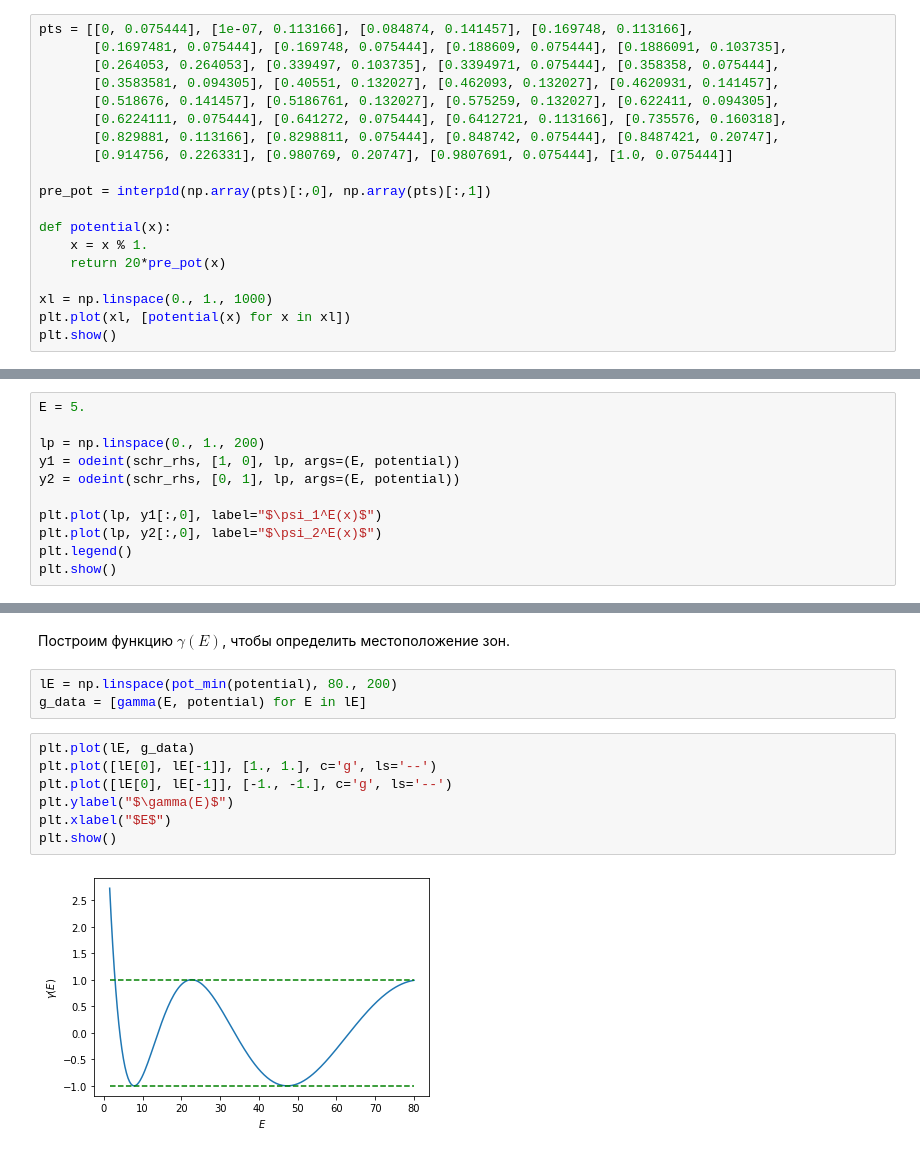
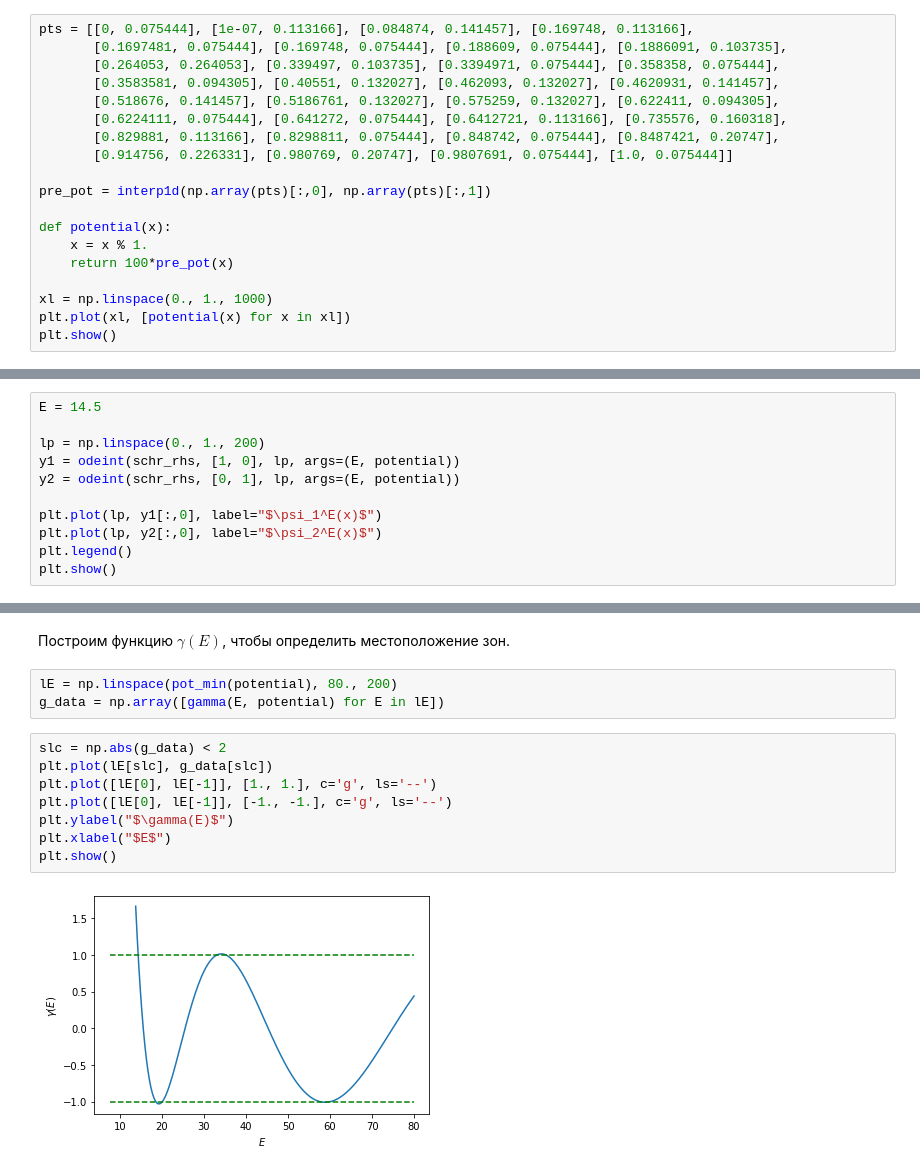
Before and after one commit to kolganovn/bloch, a Jupyter notebook: bloch.ipynb, the cells around one changed output, grey strips where cells are left out. Cells and saved outputs as stored; diff of their text form.

```diff
--- a/bloch.ipynb
+++ b/bloch.ipynb
@@ -94,7 +94,7 @@ pre_pot = interp1d(np.array(pts)[:,0], np.array(pts)[:,1])
 
 def potential(x):
     x = x % 1.
-    return 20*pre_pot(x)
+    return 100*pre_pot(x)
 
 xl = np.linspace(0., 1., 1000)
 plt.plot(xl, [potential(x) for x in xl])
@@ -113,7 +113,7 @@ $$
 def schr_rhs(y, x, E, pot):
     return [y[1], 2*(pot(x) - E)*y[0]]
 # %%
-E = 5.
+E = 14.5
 
 lp = np.linspace(0., 1., 200)
 y1 = odeint(schr_rhs, [1, 0], lp, args=(E, potential))
@@ -158,16 +158,17 @@ print(pot_min(potential))
 Построим функцию $\gamma(E)$, чтобы определить местоположение зон.
 # %%
 lE = np.linspace(pot_min(potential), 80., 200)
-g_data = [gamma(E, potential) for E in lE]
+g_data = np.array([gamma(E, potential) for E in lE])
 # %%
-plt.plot(lE, g_data)
+slc = np.abs(g_data) < 2
+plt.plot(lE[slc], g_data[slc])
 plt.plot([lE[0], lE[-1]], [1., 1.], c='g', ls='--')
 plt.plot([lE[0], lE[-1]], [-1., -1.], c='g', ls='--')
 plt.ylabel("$\gamma(E)$")
 plt.xlabel("$E$")
 plt.show()
 # %% [output]
-[figure, old version]
+[figure, new version]
 # %% [markdown]
 # Задание
 
```
Also changed, not shown: parts of 4 cells of this notebook.
